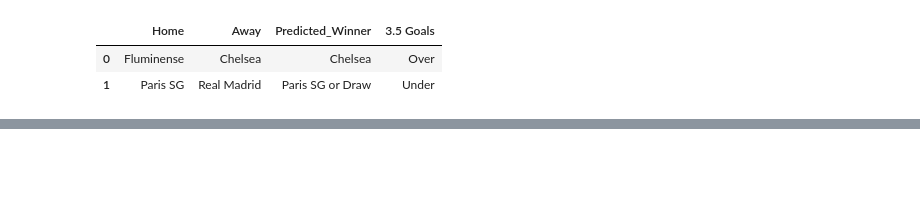
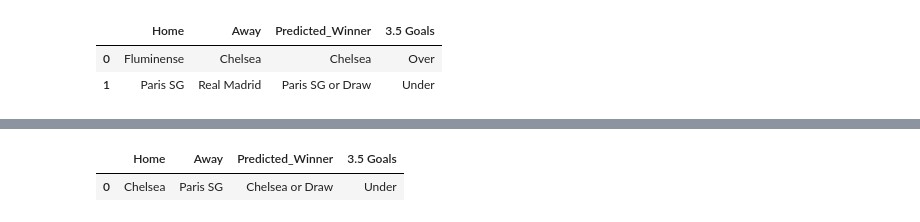
Before and after one commit to kushlalwani/CWCPredictions, a Jupyter notebook: notebooks/Tournament_Predictions.ipynb, the cells around one changed output, grey strips where cells are left out. Saved outputs shown, nothing was run; the diff lists cells and outputs as text; code cells hidden in the pictures; blank space fills up the shorter version.

```diff
--- a/notebooks/Tournament_Predictions.ipynb
+++ b/notebooks/Tournament_Predictions.ipynb
@@ -1025,0 +1031,4 @@ sf_preds
+# %%
+sf = pd.read_csv("../data/sf.csv")
+
+sf = pd.concat([qf,sf],axis=0)
@@ -1025,0 +1041,7 @@ sf_preds
+# %%
+final_matches = {"Chelsea":"Paris SG"}
+final_preds = predict_round(final_matches,sf)
+final_preds
+# %% [output]
+|  | Home | Away | Predicted_Winner | 3.5 Goals |
+| 0 | Chelsea | Paris SG | Chelsea or Draw | Under |
```
Also changed, not shown: parts of 4 cells of this notebook, 2 other files.
